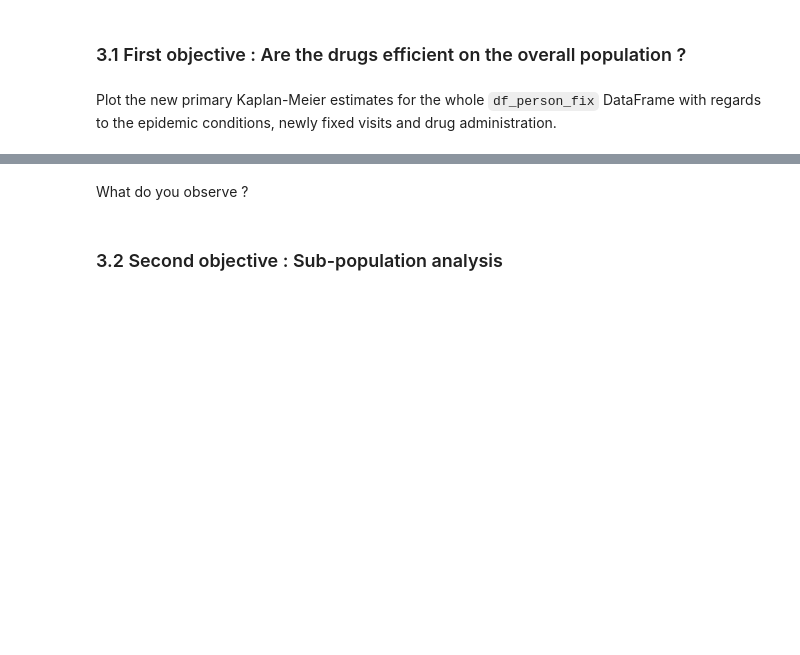
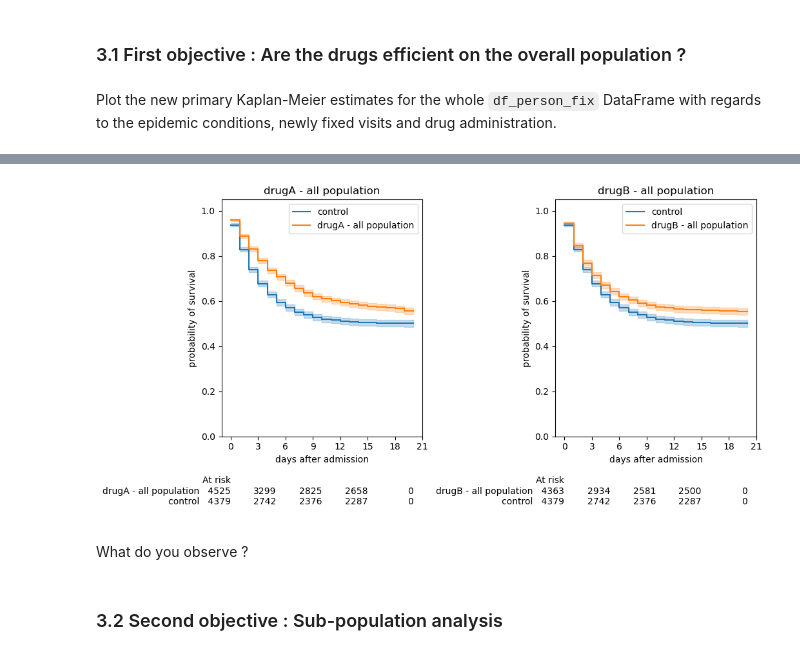
Before and after one commit to LoickChardon/edstuto, a Jupyter notebook: exercises/exercise1/ex1_enonce.ipynb, the cells around one changed output, grey strips where cells are left out. Cells and saved outputs as stored; diff of their text form; code cells hidden in the pictures; blank space fills up the shorter version.

```diff
--- a/exercises/exercise1/ex1_enonce.ipynb
+++ b/exercises/exercise1/ex1_enonce.ipynb
@@ -449,2 +547,4 @@ df_cond_fix["is_epidemic"] = #TODO
+# %%
+df_cond_fix.loc[:,"is_epidemic"] = df_cond_fix['condition_source_value'].isin(list_epidemic_icd10)
 # %% [markdown]
 Create a `epidemic_cond_summary` DataFrame gathering the number of epidemic vs non-epidemic visits by `condition_start_date`.
@@ -467,2 +585,5 @@ df_cond_epidemic = #TODO
+# %%
+df_cond_epidemic = df_cond_fix[df_cond_fix.is_epidemic]
+df_visit_epidemic = df_cond_epidemic[df_cond_epidemic.visit_occurrence_id.isin(df_visit_fix.visit_occurrence_id)]
 # %%
-df_visit_epidemic = #TODO
+df_visit_epidemic
@@ -476,3 +629,9 @@ plot_primary_kaplan(#TODO)
+# %%
+df_visit_epidemic = df_visit_epidemic.rename(columns={'person_id_x': 'person_id'})
+# %%
+plot_primary_kaplan(df_person_kaplan=df_person_fix, list_case=[(df_visit_epidemic,df_med,"all population")], t_end_of_study=end_of_study)
+# %% [output]
+[figure, added]
 # %% [markdown]
 What do you observe ?
 # %% [markdown]
```
Also changed, not shown: parts of 49 cells of this notebook.
